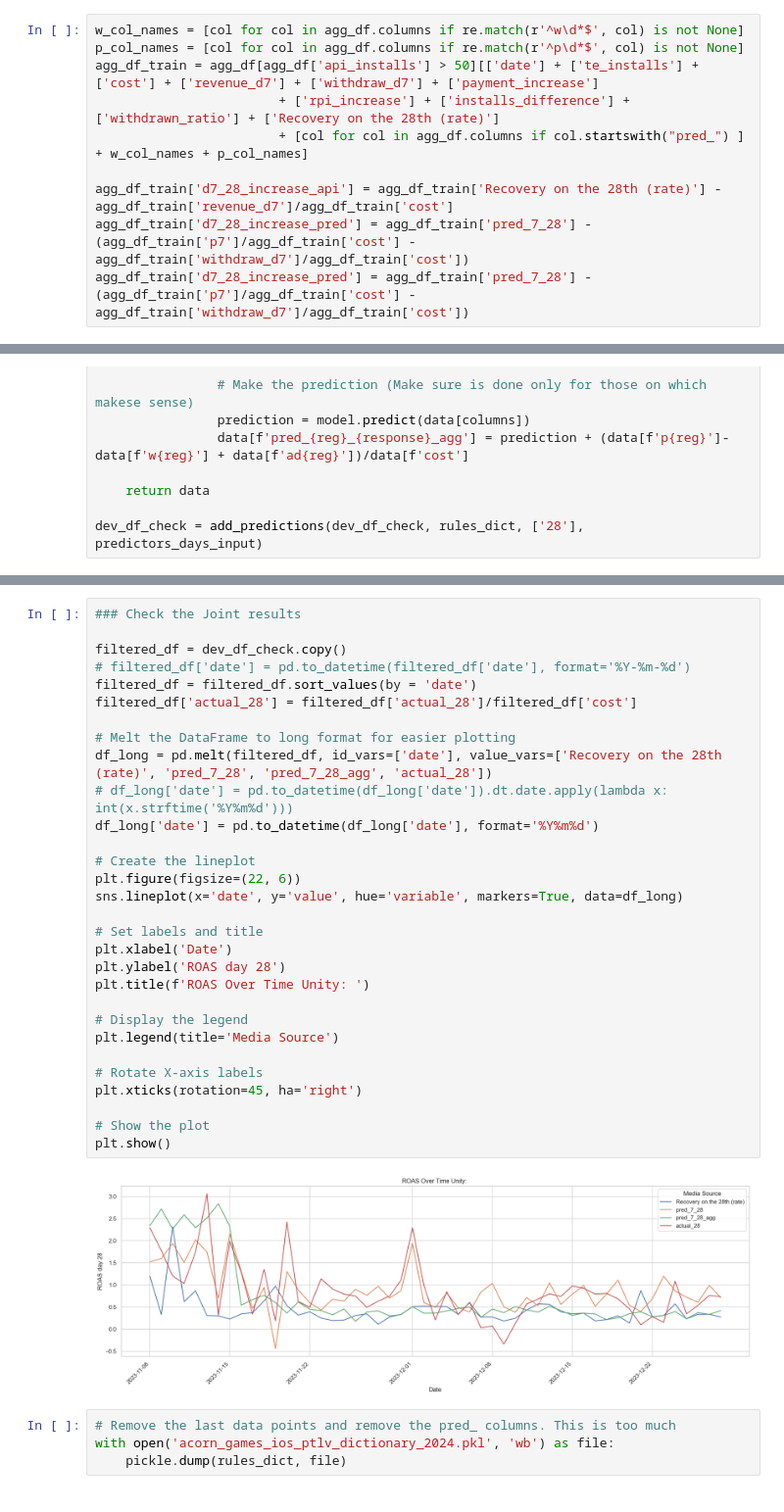
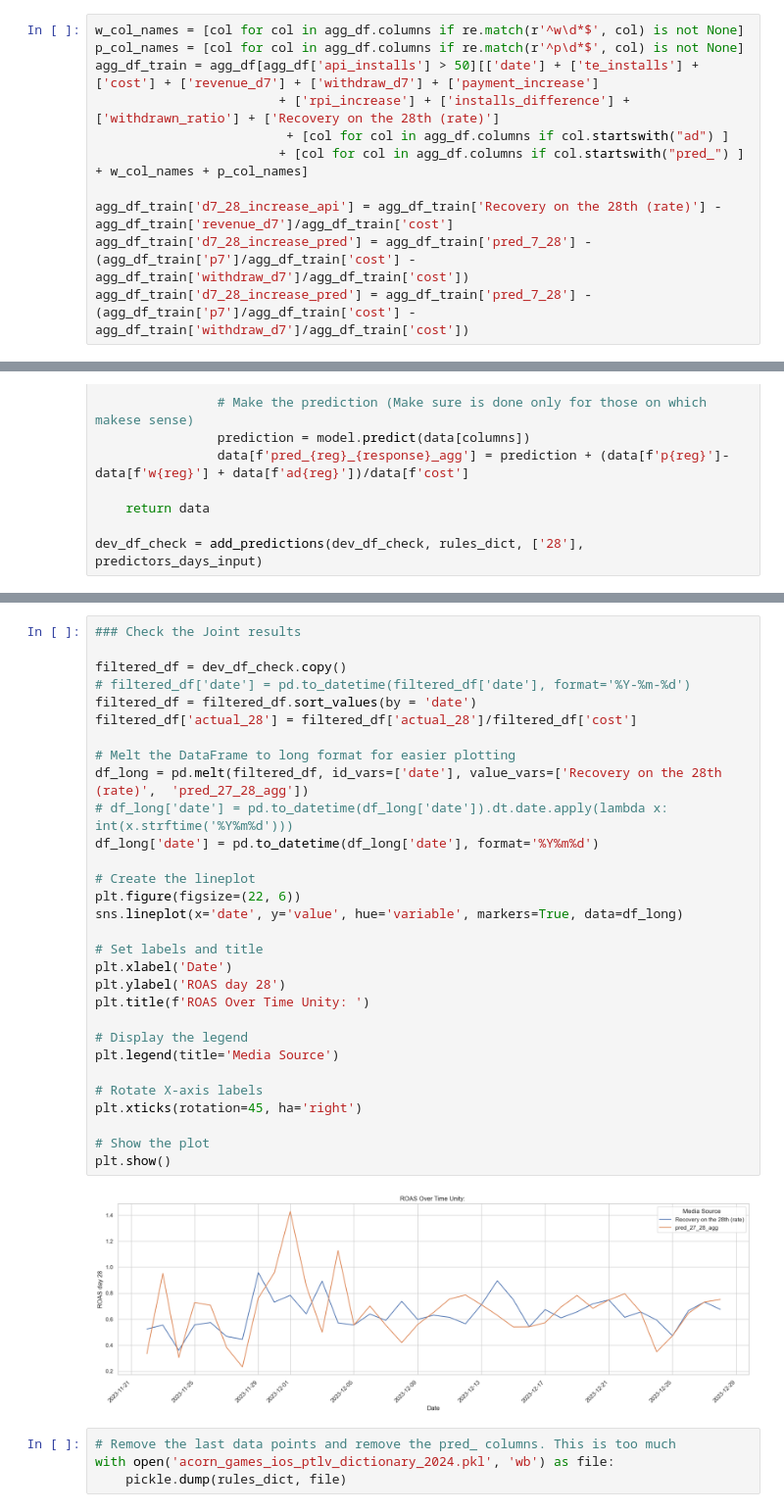
Before and after one commit to PereFuster/Acorn-Casino-PLTV, a Jupyter notebook: acorn_pltv_rule_trainning_ios.ipynb, the cells around one changed output, grey strips where cells are left out. Shown at 98% size. Saved outputs shown, nothing was run; the diff lists cells and outputs as text.

```diff
--- a/acorn_pltv_rule_trainning_ios.ipynb
+++ b/acorn_pltv_rule_trainning_ios.ipynb
@@ -510,6 +522,7 @@ w_col_names = [col for col in agg_df.columns if re.match(r'^w\d*$', col) is not
 p_col_names = [col for col in agg_df.columns if re.match(r'^p\d*$', col) is not None]
 agg_df_train = agg_df[agg_df['api_installs'] > 50][['date'] + ['te_installs'] + ['cost'] + ['revenue_d7'] + ['withdraw_d7'] + ['payment_increase']
                         + ['rpi_increase'] + ['installs_difference'] + ['withdrawn_ratio'] + ['Recovery on the 28th (rate)']
+                         + [col for col in agg_df.columns if col.startswith("ad") ]
                         + [col for col in agg_df.columns if col.startswith("pred_") ] + w_col_names + p_col_names]
 
 agg_df_train['d7_28_increase_api'] = agg_df_train['Recovery on the 28th (rate)'] - agg_df_train['revenue_d7']/agg_df_train['cost']
@@ -877,35 +896,35 @@ dev_df_check.sample(6)
 # %%
 ### Check the Joint results
 
 filtered_df = dev_df_check.copy()
 # filtered_df['date'] = pd.to_datetime(filtered_df['date'], format='%Y-%m-%d')
 filtered_df = filtered_df.sort_values(by = 'date')
 filtered_df['actual_28'] = filtered_df['actual_28']/filtered_df['cost']
 
 # Melt the DataFrame to long format for easier plotting
-df_long = pd.melt(filtered_df, id_vars=['date'], value_vars=['Recovery on the 28th (rate)', 'pred_7_28', 'pred_7_28_agg', 'actual_28'])
+df_long = pd.melt(filtered_df, id_vars=['date'], value_vars=['Recovery on the 28th (rate)',  'pred_27_28_agg'])
 # df_long['date'] = pd.to_datetime(df_long['date']).dt.date.apply(lambda x: int(x.strftime('%Y%m%d')))
 df_long['date'] = pd.to_datetime(df_long['date'], format='%Y%m%d')
 
 # Create the lineplot
 plt.figure(figsize=(22, 6))
 sns.lineplot(x='date', y='value', hue='variable', markers=True, data=df_long)
 
 # Set labels and title
 plt.xlabel('Date')
 plt.ylabel('ROAS day 28')
 plt.title(f'ROAS Over Time Unity: ')
 
 # Display the legend
 plt.legend(title='Media Source')
 
 # Rotate X-axis labels
 plt.xticks(rotation=45, ha='right')
 
 # Show the plot
 plt.show()
 # %% [output]
-[figure, old version]
+[figure, new version]
 # %%
 # Remove the last data points and remove the pred_ columns. This is too much
 with open('acorn_games_ios_ptlv_dictionary_2024.pkl', 'wb') as file:
```
Also changed, not shown: parts of 16 cells of this notebook, 3 other files.
